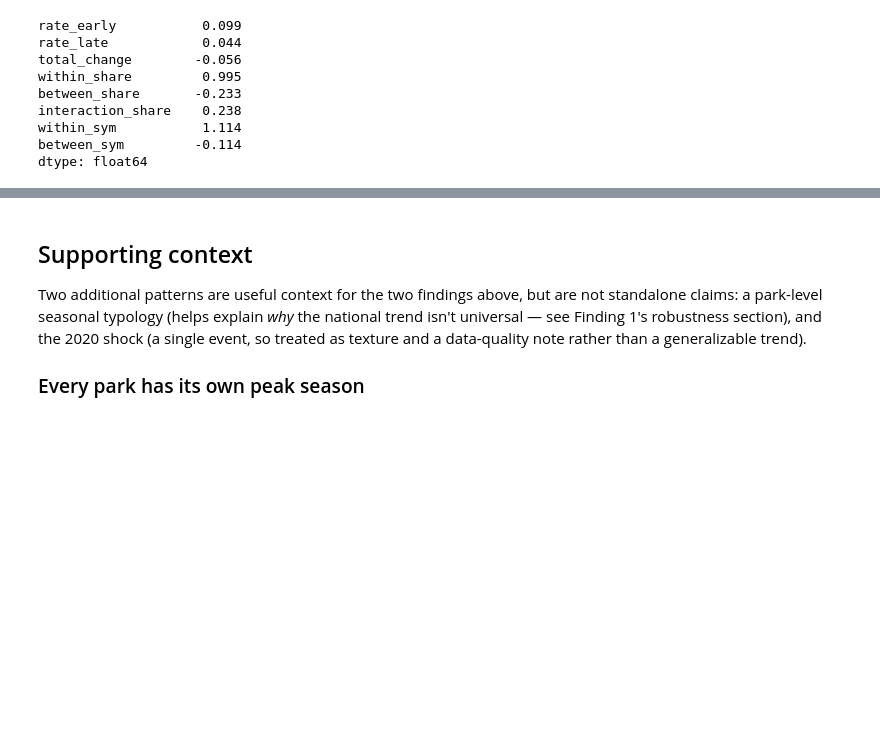
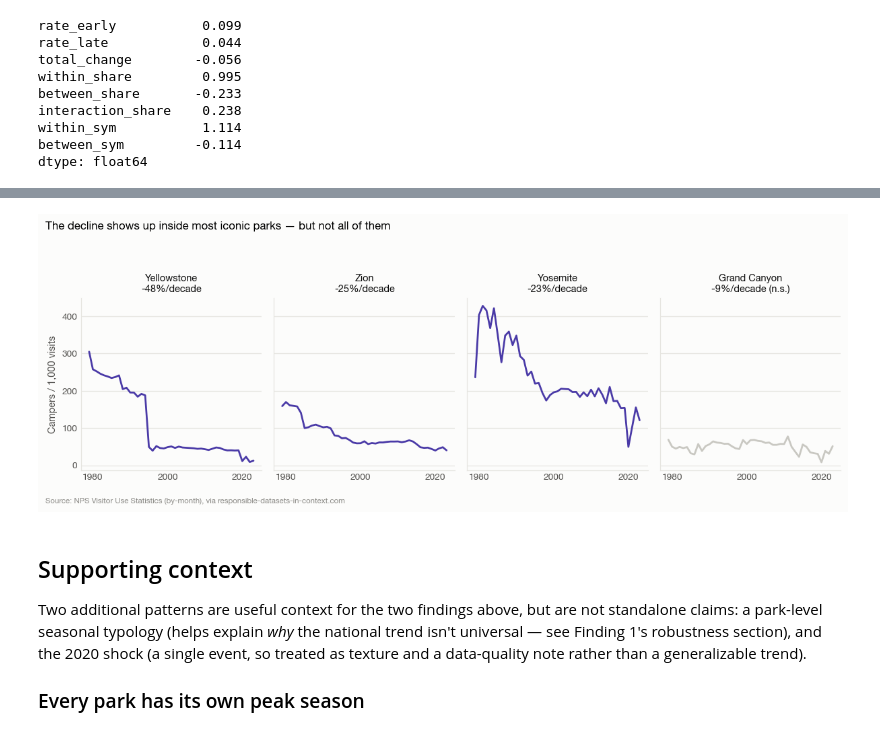
Before and after one commit to sikandaral/SI_699_mini_project, a Jupyter notebook: notebooks/sikandar_eda.ipynb, the cells around one changed output, grey strips where cells are left out. Cells and saved outputs as stored; diff of their text form; code cells hidden in the pictures; blank space fills up the shorter version.

```diff
--- a/notebooks/sikandar_eda.ipynb
+++ b/notebooks/sikandar_eda.ipynb
@@ -316,17 +304,0 @@ largest, longest-running parks individually:
-# %%
-big_parks = ["Yellowstone NP", "Yosemite NP", "Grand Canyon NP", "Zion NP"]
-fig, axes = plt.subplots(1, len(big_parks), figsize=(11, 3.2), sharey=True)
-for ax, park in zip(axes, big_parks):
-    sub = df[df.ParkName == park].groupby("Year")[["RecreationVisits", "TentCampers", "RVCampers"]].sum()
-    rate = (sub["TentCampers"] + sub["RVCampers"]) / sub["RecreationVisits"] * 1000
-    ax.plot(rate.index, rate.values, color=npviz.VIOLET, lw=1.8)
-    ax.set_title(park.replace(" NP", ""), fontsize=10, color=npviz.TEXT_PRIMARY, loc="center")
-    ax.set_xticks([1980, 2000, 2020])
-    ax.grid(axis="y", color=npviz.GRID, lw=0.8)
-axes[0].set_ylabel("Campers / 1,000 visits")
-fig.suptitle("The decline shows up inside individual iconic parks, not just nationally",
-             fontsize=11, fontweight="bold", x=0.01, ha="left", y=1.05)
-npviz.source_note(fig)
-npviz.save(fig, "04_within_park_camping")
-plt.tight_layout()
-plt.show()
@@ -335,3 +321,26 @@ plt.show()
+# %%
+big_parks = ["Yellowstone NP", "Zion NP", "Yosemite NP", "Grand Canyon NP"]
+fig, axes = plt.subplots(1, len(big_parks), figsize=(11, 3.4), sharey=True)
+for ax, park in zip(axes, big_parks):
+    sub = df[df.ParkName == park].groupby("Year")[["RecreationVisits", "TentCampers", "RVCampers"]].sum()
+    rate = (sub["TentCampers"] + sub["RVCampers"]) / sub["RecreationVisits"] * 1000
+    park_fit = npdata.trend(rate, log=True)
+    color = npviz.VIOLET if park_fit.p_value < 0.05 else npviz.EMPHASIS_GRAY
+    ax.plot(rate.index, rate.values, color=color, lw=1.8)
+    star = "" if park_fit.p_value < 0.05 else " (n.s.)"
+    ax.set_title(f"{park.replace(' NP', '')}\n{park_fit.slope:+.0f}%/decade{star}",
+                 fontsize=9.5, color=npviz.TEXT_PRIMARY, loc="center")
+    ax.set_xticks([1980, 2000, 2020])
+    ax.grid(axis="y", color=npviz.GRID, lw=0.8)
+axes[0].set_ylabel("Campers / 1,000 visits")
+fig.suptitle("The decline shows up inside most iconic parks — but not all of them",
+             fontsize=11, fontweight="bold", x=0.01, ha="left", y=1.08)
+npviz.source_note(fig)
+npviz.save(fig, "04_within_park_camping")
+plt.tight_layout()
+plt.show()
+# %% [output]
+[figure, added]
 # %% [markdown]
 ## Supporting context <a id='Supporting-context'></a>
 
```
Also changed, not shown: parts of 12 cells of this notebook.
